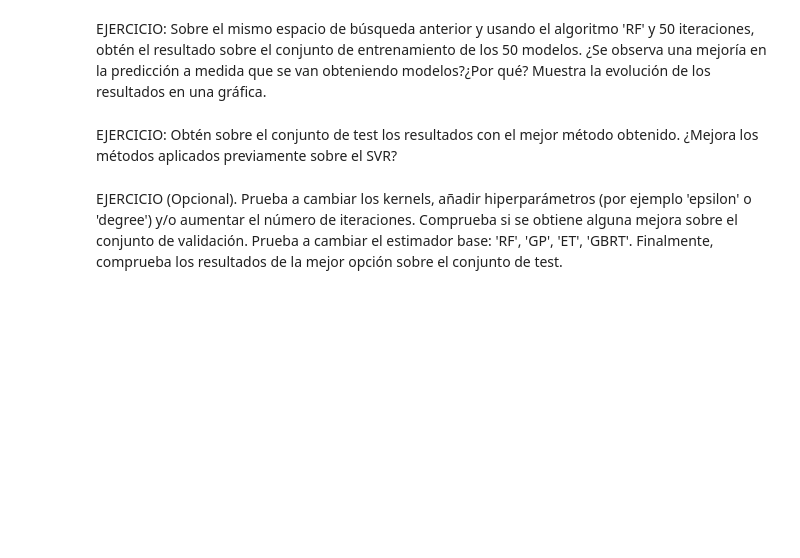
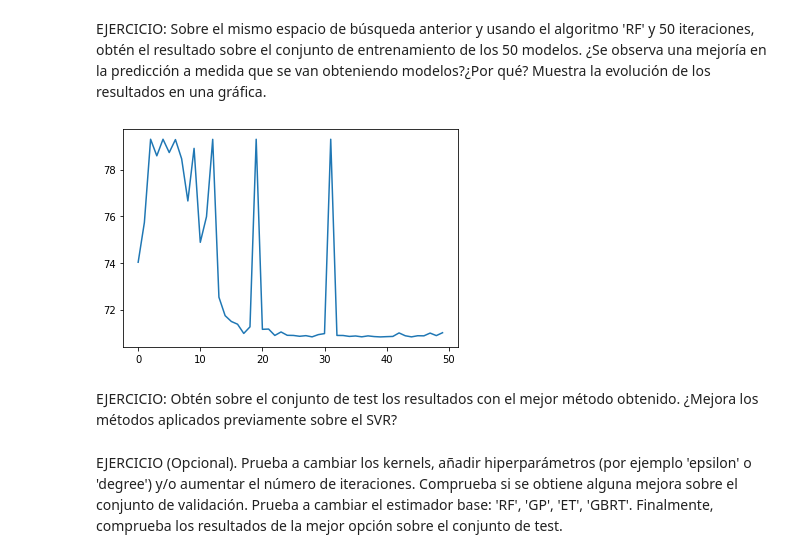
Before and after one commit to nezhalahnech/lfc-tweet-analysis, a Jupyter notebook: Ajuste_de_hiperparámetros.ipynb, the cells around one changed output. Saved outputs shown, nothing was run; the diff lists cells and outputs as text; code cells hidden in the pictures; blank space fills up the shorter version.

```diff
--- a/Ajuste_de_hiperparámetros.ipynb
+++ b/Ajuste_de_hiperparámetros.ipynb
@@ -748,0 +758,20 @@ svm_reg = SVR()
+# %%
+# Solución
+
+bayes_search_svm_reg = BayesSearchCV(
+    svm_reg,
+    param_distribs_exp,
+    n_iter=50,
+    cv=3, scoring='neg_mean_squared_error',
+    n_jobs=-1, verbose=2,
+    optimizer_kwargs={'base_estimator': 'RF'}
+  )
+bayes_search_svm_reg.fit(X_train, y_train)
+
+print(bayes_search_RF.best_params_)
+mean_score = bayes_search_RF.cv_results_['mean_test_score'][bayes_search_RF.best_index_]
+print("score", np.sqrt(-mean_score))
+
+negative_mse = grid_search_RF.best_score_
+rmse = np.sqrt(-negative_mse)
+print(rmse)
@@ -754,3 +821,10 @@ EJERCICIO: Sobre el mismo espacio de búsqueda anterior y usando el algoritmo 'R
+# %%
+import matplotlib.pyplot as plt
+x = np.arange(0, 50)
+plt.plot(x, [np.sqrt(-x) for x in bayes_search_svm_reg.cv_results_["mean_test_score"]])
+plt.show()
+# %% [output]
+[figure, added]
 # %% [markdown]
 EJERCICIO: Obtén sobre el conjunto de test los resultados con el mejor método obtenido. ¿Mejora los métodos aplicados previamente sobre el SVR?
 # %%
```
Also changed, not shown: parts of 30 cells of this notebook.
